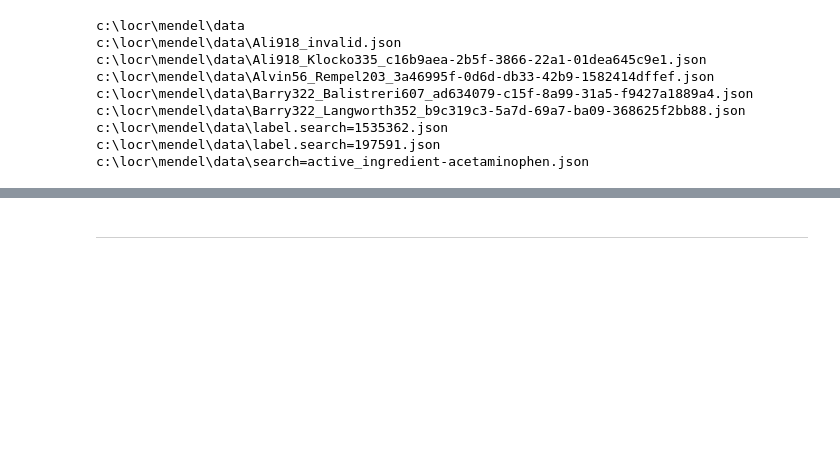
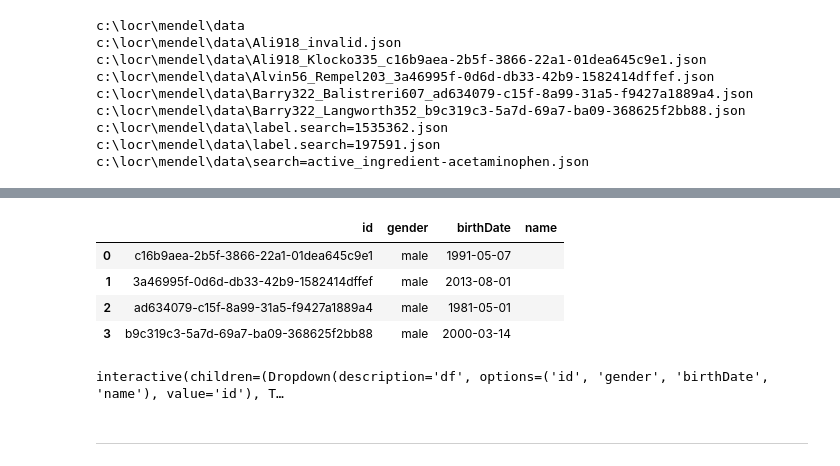
Before and after one commit to the-ALAM/mendel, a Jupyter notebook: notebooks/qetl-investigations.ipynb, the cells around one changed output, grey strips where cells are left out. Cells and saved outputs as stored; diff of their text form; code cells hidden in the pictures; blank space fills up the shorter version.

```diff
--- a/notebooks/qetl-investigations.ipynb
+++ b/notebooks/qetl-investigations.ipynb
@@ -203,3 +211,26 @@ encounters_df = pd.DataFrame(encounters)
+# %%
+patients_df.head(10)
+# %% [output]
+|  | id | gender | birthDate | name |
+| 0 | c16b9aea-2b5f-3866-22a1-01dea645c9e1 | male | 1991-05-07 |  |
+| 1 | 3a46995f-0d6d-db33-42b9-1582414dffef | male | 2013-08-01 |  |
+| 2 | ad634079-c15f-8a99-31a5-f9427a1889a4 | male | 1981-05-01 |  |
+| 3 | b9c319c3-5a7d-69a7-ba09-368625f2bb88 | male | 2000-03-14 |  |
+# %%
+@interact
+# def filter_by_gender(df=patients_df['gender'], condition='male'):
+def filter_by_gender(df=patients_df, column='gender', condition='male'):
+    """Filter the data by a column value condition."""
+    if isinstance(df, str):
+        return "Please select a DataFrame column"
+    filtered_data = df[df[column] == condition]
+    print(f"Filtered data: {filtered_data.shape[0]} rows")
+    return filtered_data.head()
+
+# fdf = filter_by_gender(patients_df)
+# fdf
+# %% [output]
+interactive(children=(Dropdown(description='df', options=('id', 'gender', 'birthDate', 'name'), value='id'), T…
 # %%
 
 # df_patients.to_csv('patients.csv', index=False)
```
Also changed, not shown: parts of 8 cells of this notebook, 3 other files.
